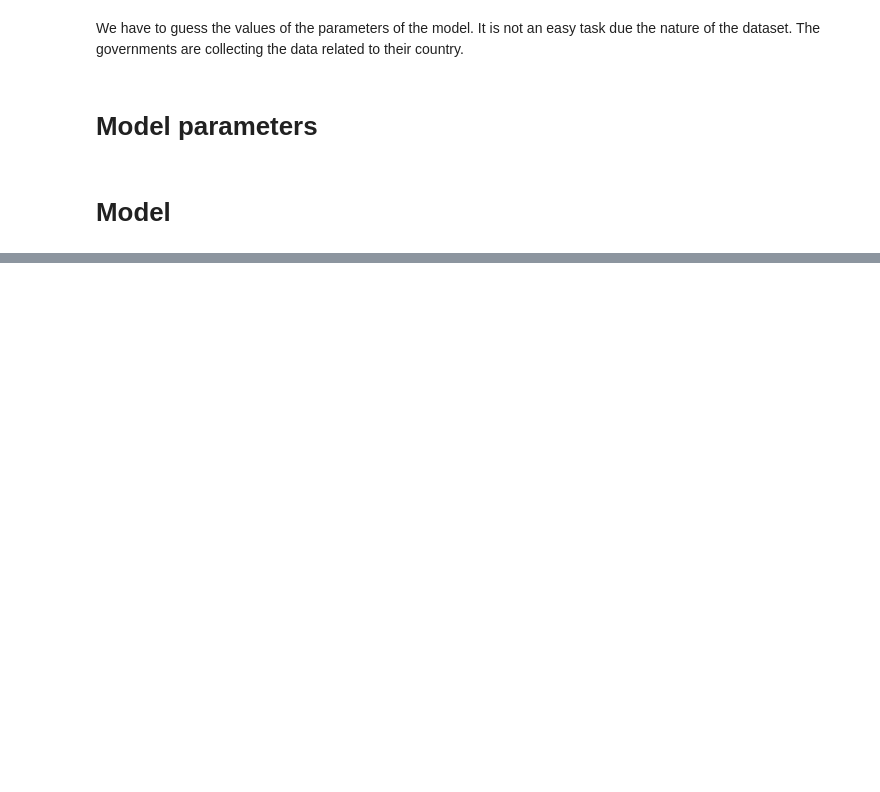
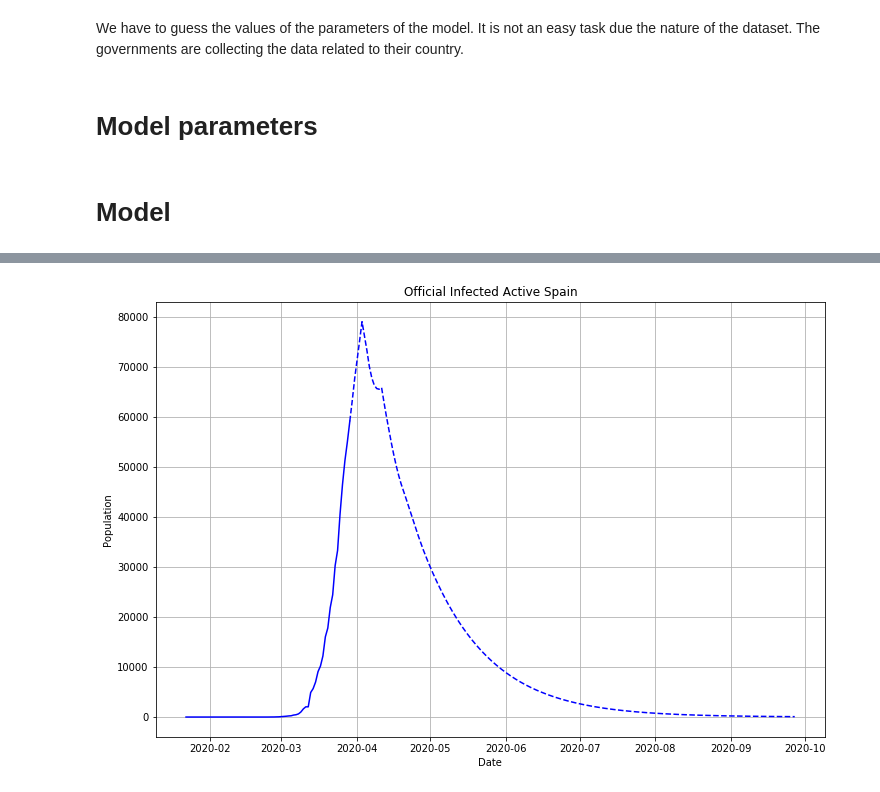
Before and after one commit to rosasalberto/Covid-19-Model, a Jupyter notebook: spain_analysis.ipynb, the cells around one changed output, grey strips where cells are left out. Cells and saved outputs as stored; diff of their text form; code cells hidden in the pictures; blank space fills up the shorter version.

```diff
--- a/spain_analysis.ipynb
+++ b/spain_analysis.ipynb
@@ -11,15 +13,15 @@ The governments are collecting the data related to their country.
 # %% [markdown]
 # Model parameters
 # %%
-rr = 0.1317 #value for rr in South Korea, check get_parameter_rr notebook
-maxtr = 0.3478 #value for tr before quarantine in spain check get_parameter_trmin_trmax
-mintr = 0.0904 #value for severe quarantine in Italy check get get_parameter_trmin_trmax
+rr = 0.1424 #value for mean rr in South Korea, check get_parameter_rr notebook
+maxtr = 0.3371 #value for tr before quarantine in spain check get_parameter_trmin_trmax
+mintr = 0.0858 #value for severe quarantine in Italy check get get_parameter_trmin_trmax
 
 a = 6 #dont know the value yet, aprox 6 days of incubation https://www.worldometers.info/coronavirus/coronavirus-incubation-period/
-b = 6 #no one knows
+b = 9 #no one knows
 
 mindr = 0.01 #a study say the death rate in wuhan was 1.4%, but the sanitary system collapsed few days.So I will guess around 1% if no collapse is done
-maxdr = 0.04 #dont know yet, but if the sanitary system is collapsed 4% is not crazy
+maxdr = 0.03 #dont know yet, but if the sanitary system is collapsed 3% is not crazy
 
 Icol = 0.01 #1% of infected in Spain, less for sure...
 inf_test = 0.05 #Timothy Rusell suggest that only a 5% of infected is diagnosticated in Spain
@@ -44,3 +30,12 @@ system_control = [1,1,1,1,1,1,1,1,1,1,1,1,1,1,1,1,1,1,
+# %%
+#Government action in the coming days, if 1 then tr is lowest, if 0 then tr is maximum.
+
+#simulation
+
+system_control = [0.6,0.7,0.8,0.8,0.8,0.8,0.8,0.8,1,1,1,1,1,1,1,1,1,1,1,1,1,1,1,1,1,1,1,1,1,1,1,1,1,1,1,1,1,1,1,1,1,1,1,1,1,1,1,
+                  1,1,1,1,1,1,1,1,1,1,1,1,1,1,1,1,1,1,1,1,1,1,1,1,1,1,1,1,1,1,1,1,1,1,1,1,1,1,1,1,1,1,1,1,1,1,1,1,1,1,
+                  1,1,1,1,1,1,1,1,1,1,1,1,1,1,1,1,1,1,1,1,1,1,1,1,1,1,1,1,1,1,1,1,1,1,1,1,1,1,1,1,1,1,1,1,1,1,1,1,1,1,
+                  1,1,1,1,1,1,1,1,1,1,1,1,1,1,1,1,1,1,1,1,1,1,1,1,1,1,1,1,1,1,1,1,1,1,1,1]
 # %%
 sir = SIR_model_adapted(a, b, mintr, maxtr, rr, mindr, maxdr, Icol, inf_test)
 y = sir.run(system_control)
@@ -67,0 +42,70 @@ plt.show()
+# %%
+start = datetime.datetime(2020, 1, 22)
+t = np.array([start + datetime.timedelta(days=i) for i in range(len(system_control)+len(S))])
+
+N = 46700000 #population spain
+
+s = np.array(y[0].copy())
+i = np.array(y[1].copy())
+d = np.array(y[3].copy())
+oi = np.array(y[4].copy())
+
+s_live = s[:len(S)+1]
+i_live = i[:len(S)+1]
+d_live = d[:len(S)+1]
+oi_live = oi[:len(S)+1]
+
+s_pred = s[len(S):]
+i_pred = i[len(S):]
+d_pred = d[len(S):]
+oi_pred = oi[len(S):]
+
+# Create figure and plot space
+fig, ax = plt.subplots(figsize=(12, 8))
+
+# Add x-axis and y-axis
+ax.plot(t[:len(S)+1], oi_live*N, color='blue')
+ax.plot(t[len(S):], oi_pred*N, color='blue',ls='--')
+
+# Set title and labels for axes
+ax.set(xlabel="Date", ylabel="Population", title="Official Infected Active Spain")
+plt.grid()
+plt.show()
+
+# Create figure and plot space
+fig, ax = plt.subplots(figsize=(12, 8))
+
+# Add x-axis and y-axis
+ax.plot(t[:len(S)+1], i_live*N, color='blue')
+ax.plot(t[len(S):], i_pred*N, color='blue',ls='--')
+
+# Set title and labels for axes
+ax.set(xlabel="Date", ylabel="Population", title="Real Active Infected Spain")
+plt.grid()
+plt.show()
+
+# Create figure and plot space
+fig, ax = plt.subplots(figsize=(12, 8))
+
+# Add x-axis and y-axis
+ax.plot(t[:len(S)+1], d_live*N, color='red')
+ax.plot(t[len(S):], d_pred*N, color='red',ls='--')
+
+# Set title and labels for axes
+ax.set(xlabel="Date", ylabel="Population", title="Total Dead Spain")
+plt.grid()
+plt.show()
+
+# Create figure and plot space
+fig, ax = plt.subplots(figsize=(12, 8))
+
+# Add x-axis and y-axis
+ax.plot(t[:len(S)+1], s_live*N, color='green')
+ax.plot(t[len(S):], s_pred*N, color='green',ls='--')
+
+# Set title and labels for axes
+ax.set(xlabel="Date", ylabel="Population", title="Total Subsceptible Spain")
+plt.grid()
+plt.show()
+# %% [output]
+[figure, added]
```
Also changed, not shown: parts of 4 cells of this notebook.
